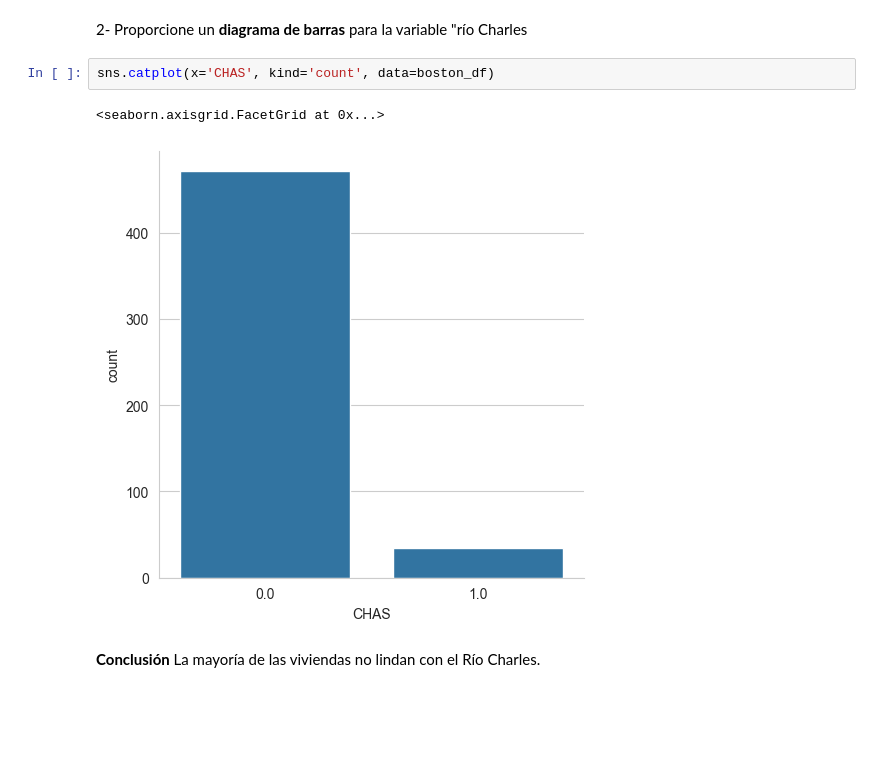
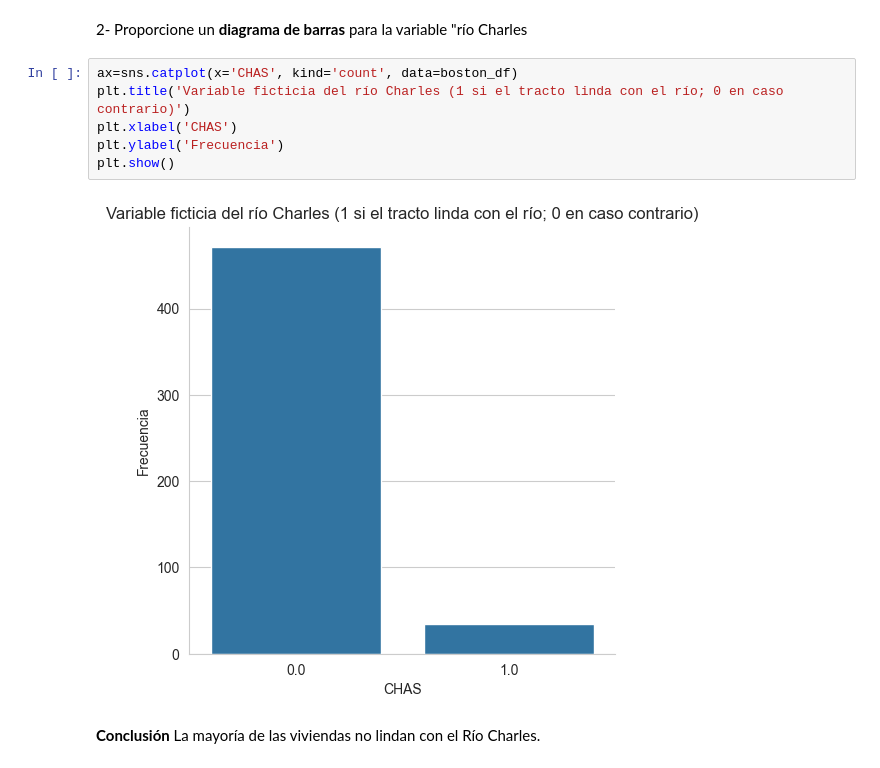
Before and after one commit to gdagatti/Tarea_Modulo7_GermanDagatti, a Jupyter notebook: TP_DAGATTI.ipynb, the cells around one changed output. Saved outputs shown, nothing was run; the diff lists cells and outputs as text; blank space fills up the shorter version.

```diff
--- a/TP_DAGATTI.ipynb
+++ b/TP_DAGATTI.ipynb
@@ -100,11 +100,14 @@ ax = sns.boxplot(y='MEDV', data=boston_df)
 - Hay valores atípicos, arriba de un MEDV de 37 aproximadamente.
 # %% [markdown]
 2- Proporcione un **diagrama de barras** para la variable "río Charles
-# %%
-sns.catplot(x='CHAS', kind='count', data=boston_df)
-# %% [output]
-<seaborn.axisgrid.FacetGrid at 0x...>
-[figure, removed]
+# %%
+ax=sns.catplot(x='CHAS', kind='count', data=boston_df)
+plt.title('Variable ficticia del río Charles (1 si el tracto linda con el río; 0 en caso contrario)')
+plt.xlabel('CHAS')
+plt.ylabel('Frecuencia')
+plt.show()
+# %% [output]
+[figure, added]
 # %% [markdown]
 **Conclusión**
 La mayoría de las viviendas no lindan con el Río Charles.
```
Also changed, not shown: parts of 11 cells of this notebook.
